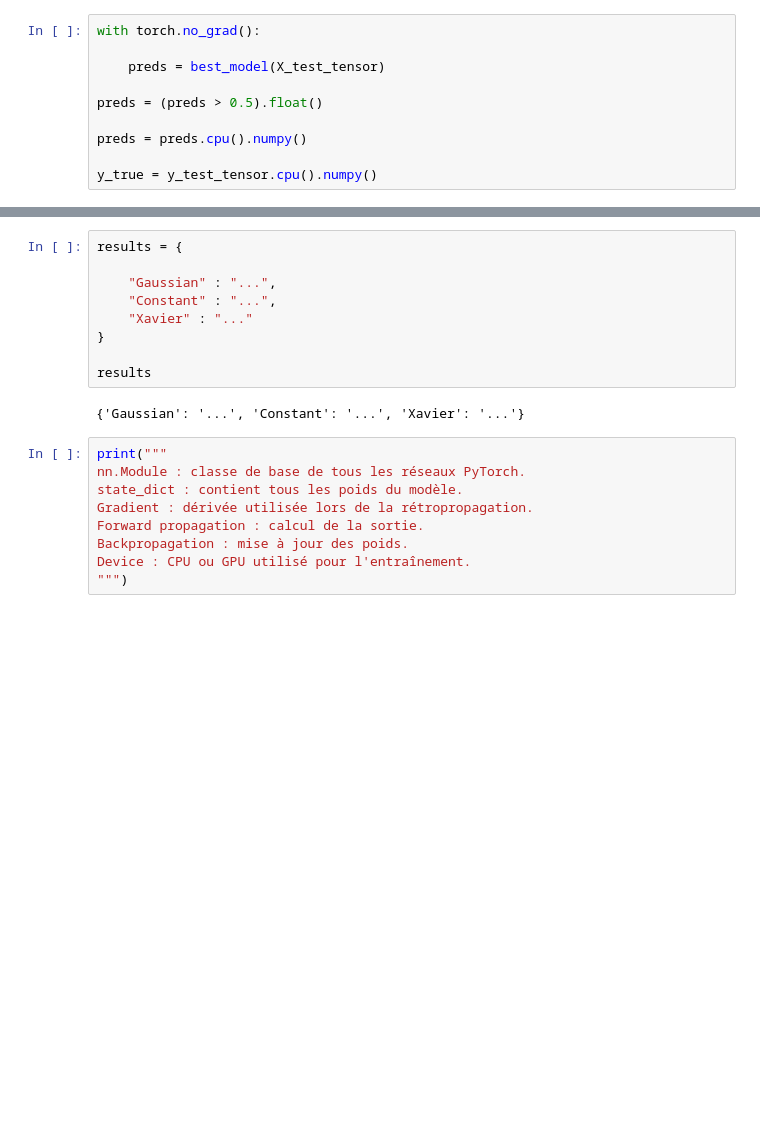
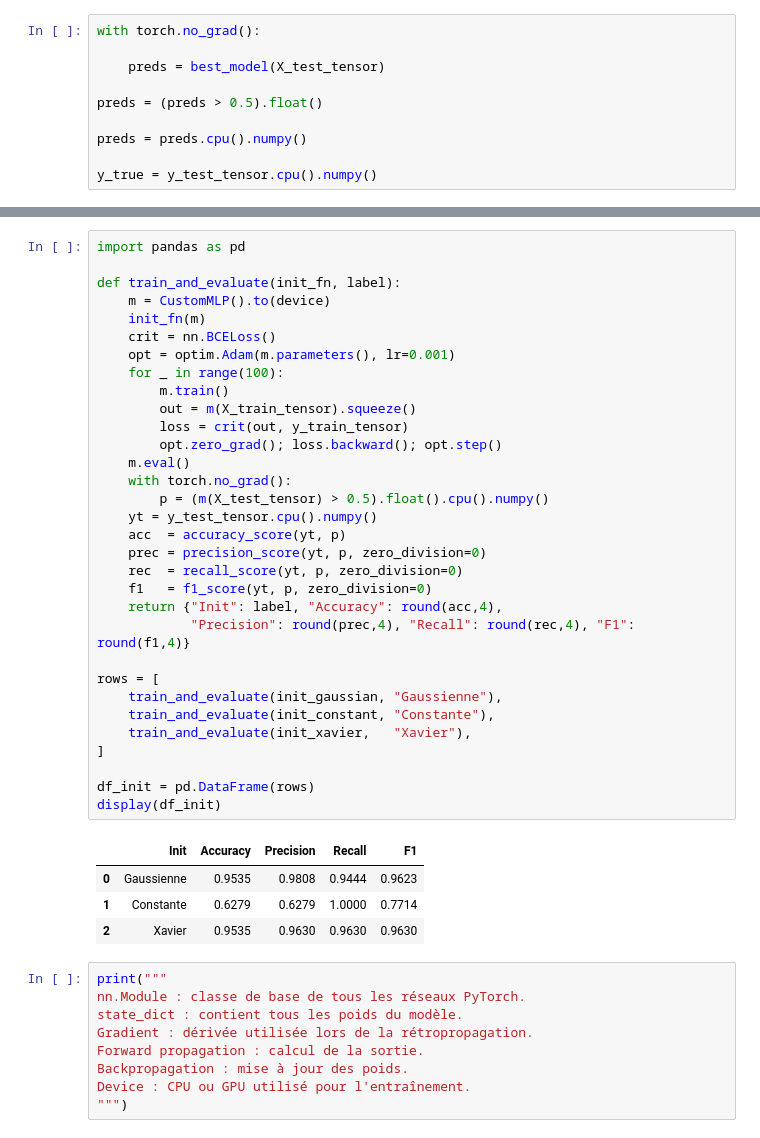
Before and after one commit to wiam1237/Deep-Learning-for-Computer-Vision-and-NLP, a Jupyter notebook: Deep_Learning_Project.ipynb, the cells around one changed output, grey strips where cells are left out. Drawn from its saved outputs; the diff is of its cells as text; blank space fills up the shorter version.

```diff
--- a/Deep_Learning_Project.ipynb
+++ b/Deep_Learning_Project.ipynb
@@ -390,14 +407,40 @@ plt.show()
-# %%
-results = {
-
-    "Gaussian" : "...",
-    "Constant" : "...",
-    "Xavier" : "..."
-}
-
-results
-# %% [output]
-{'Gaussian': '...', 'Constant': '...', 'Xavier': '...'}
+# %%
+import pandas as pd
+
+def train_and_evaluate(init_fn, label):
+    m = CustomMLP().to(device)
+    init_fn(m)
+    crit = nn.BCELoss()
+    opt = optim.Adam(m.parameters(), lr=0.001)
+    for _ in range(100):
+        m.train()
+        out = m(X_train_tensor).squeeze()
+        loss = crit(out, y_train_tensor)
+        opt.zero_grad(); loss.backward(); opt.step()
+    m.eval()
+    with torch.no_grad():
+        p = (m(X_test_tensor) > 0.5).float().cpu().numpy()
+    yt = y_test_tensor.cpu().numpy()
+    acc  = accuracy_score(yt, p)
+    prec = precision_score(yt, p, zero_division=0)
+    rec  = recall_score(yt, p, zero_division=0)
+    f1   = f1_score(yt, p, zero_division=0)
+    return {"Init": label, "Accuracy": round(acc,4),
+            "Precision": round(prec,4), "Recall": round(rec,4), "F1": round(f1,4)}
+
+rows = [
+    train_and_evaluate(init_gaussian, "Gaussienne"),
+    train_and_evaluate(init_constant, "Constante"),
+    train_and_evaluate(init_xavier,   "Xavier"),
+]
+
+df_init = pd.DataFrame(rows)
+display(df_init)
+# %% [output]
+|  | Init | Accuracy | Precision | Recall | F1 |
+| 0 | Gaussienne | 0.9535 | 0.9808 | 0.9444 | 0.9623 |
+| 1 | Constante | 0.6279 | 0.6279 | 1.0000 | 0.7714 |
+| 2 | Xavier | 0.9535 | 0.9630 | 0.9630 | 0.9630 |
 # %%
 print("""
 nn.Module : classe de base de tous les réseaux PyTorch.
```
Also changed, not shown: parts of 53 cells of this notebook.
